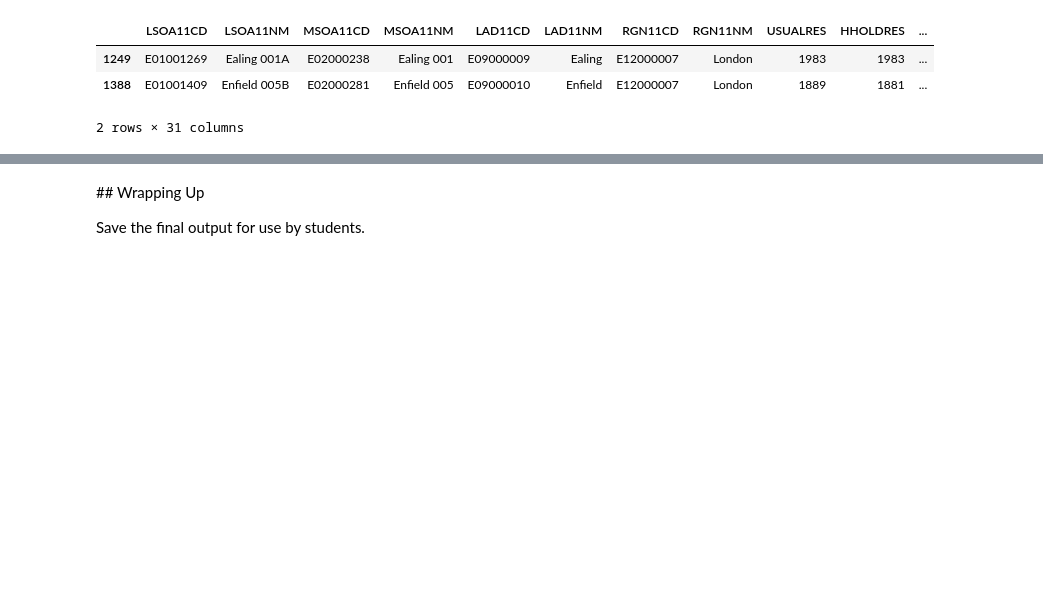
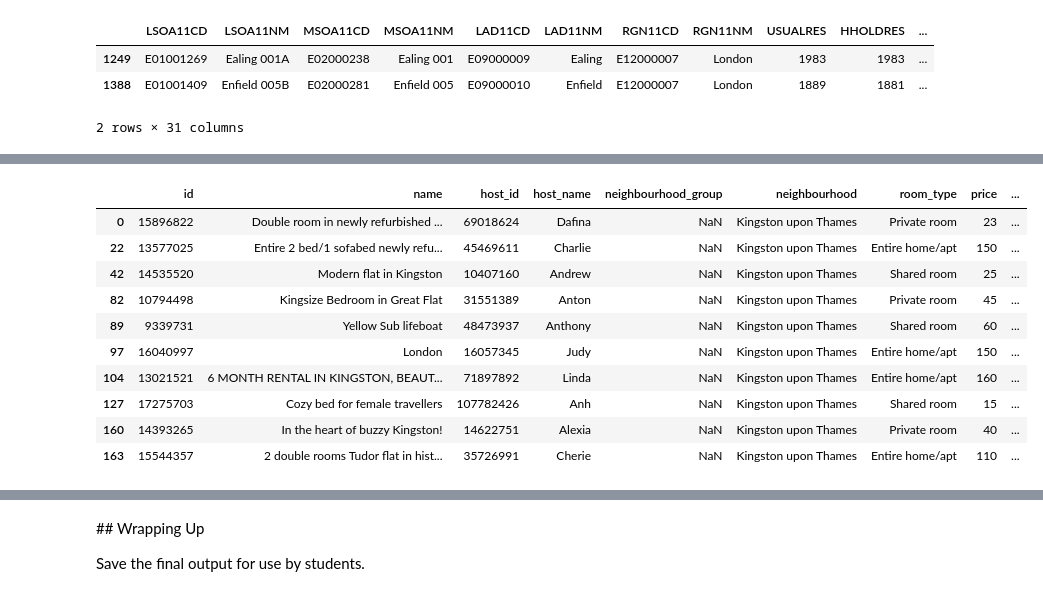
Before and after one commit to kingsgeocomp/geocomputation, a Jupyter notebook: Data Loader.ipynb, the cells around one changed output, grey strips where cells are left out. Drawn from its saved outputs; the diff is of its cells as text; code cells hidden in the pictures; blank space fills up the shorter version.

```diff
--- a/Data Loader.ipynb
+++ b/Data Loader.ipynb
@@ -203,0 +256,14 @@ lsoa.drop(['lsoacd'], axis=1, inplace=True)
+# %%
+bnb.head(10)
+# %% [output]
+|  | id | name | host_id | host_name | neighbourhood_group | neighbourhood | room_type | price | ... |
+| 0 | 15896822 | Double room in newly refurbished ... | 69018624 | Dafina | NaN | Kingston upon Thames | Private room | 23 | ... |
+| 22 | 13577025 | Entire 2 bed/1 sofabed newly refu... | 45469611 | Charlie | NaN | Kingston upon Thames | Entire home/apt | 150 | ... |
+| 42 | 14535520 | Modern flat in Kingston | 10407160 | Andrew | NaN | Kingston upon Thames | Shared room | 25 | ... |
+| 82 | 10794498 | Kingsize Bedroom in Great Flat | 31551389 | Anton | NaN | Kingston upon Thames | Private room | 45 | ... |
+| 89 | 9339731 | Yellow Sub lifeboat | 48473937 | Anthony | NaN | Kingston upon Thames | Shared room | 60 | ... |
+| 97 | 16040997 | London | 16057345 | Judy | NaN | Kingston upon Thames | Entire home/apt | 150 | ... |
+| 104 | 13021521 | 6 MONTH RENTAL IN KINGSTON, BEAUT... | 71897892 | Linda | NaN | Kingston upon Thames | Entire home/apt | 160 | ... |
+| 127 | 17275703 | Cozy bed for female travellers | 107782426 | Anh | NaN | Kingston upon Thames | Shared room | 15 | ... |
+| 160 | 14393265 | In the heart of buzzy Kingston! | 14622751 | Alexia | NaN | Kingston upon Thames | Private room | 40 | ... |
+| 163 | 15544357 | 2 double rooms Tudor flat in hist... | 35726991 | Cherie | NaN | Kingston upon Thames | Entire home/apt | 110 | ... |
```
Also changed, not shown: parts of 12 cells of this notebook.
